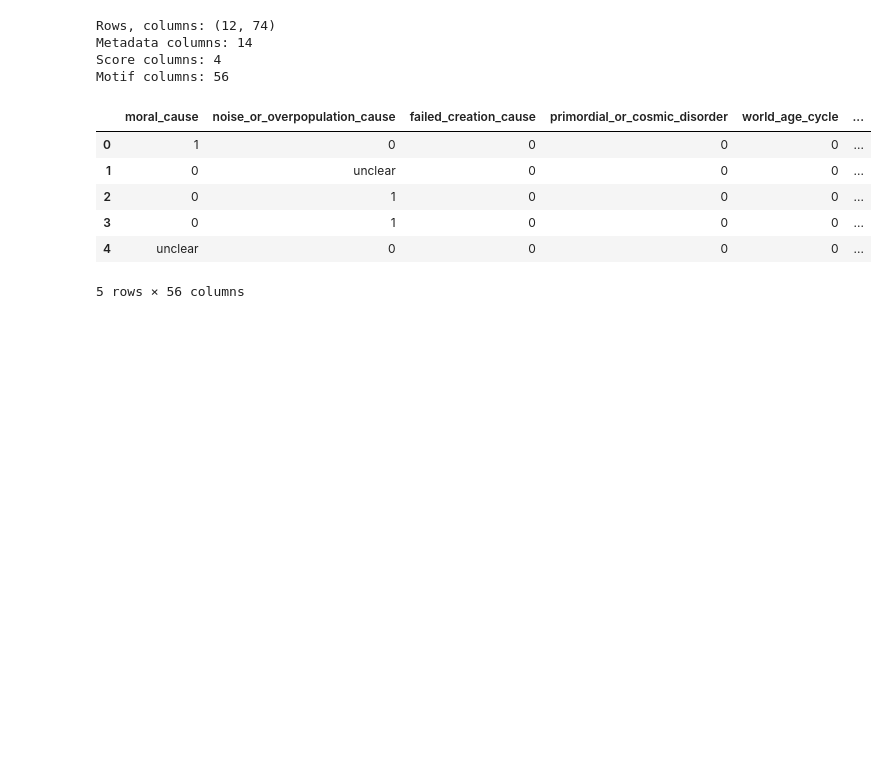
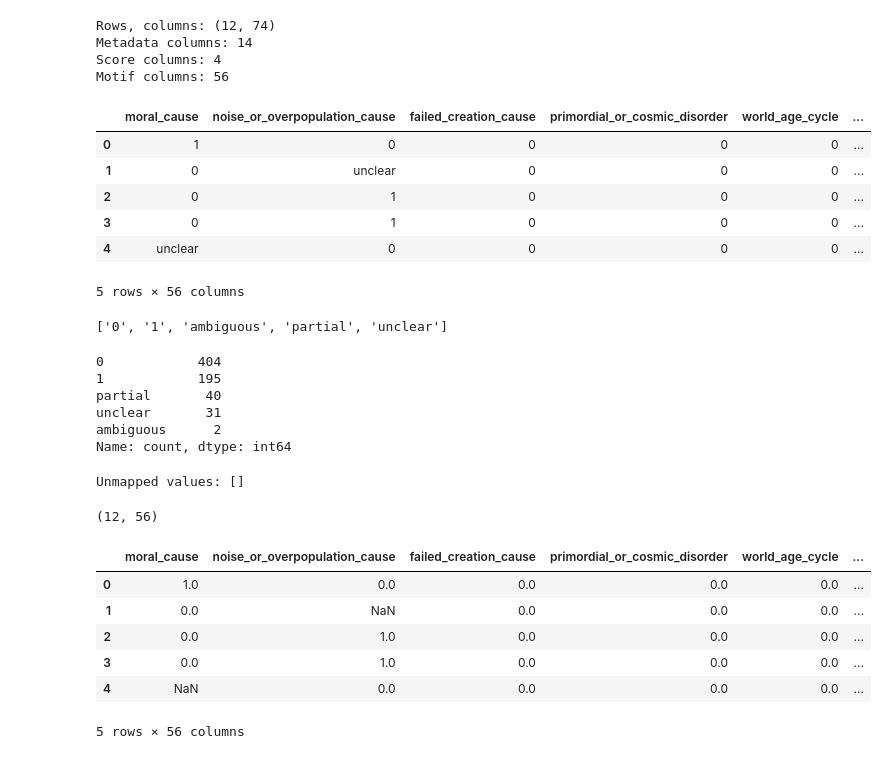
Before and after one commit to ZackHoward/FloodMyth, a Jupyter notebook: notebooks/01_load_and_clean_dataset.ipynb, the cells around one changed output. Cells and saved outputs as stored; diff of their text form; code cells hidden in the pictures; blank space fills up the shorter version.

```diff
--- a/notebooks/01_load_and_clean_dataset.ipynb
+++ b/notebooks/01_load_and_clean_dataset.ipynb
@@ -116,3 +116,66 @@ Motif columns: 56
 | 3 | 0 | 1 | 0 | 0 | 0 | ... |
 | 4 | unclear | 0 | 0 | 0 | 0 | ... |
 5 rows × 56 columns
+# %%
+motifs_as_text = motifs.map(
+    lambda x: str(x).strip().lower() if pd.notna(x) else np.nan
+)
+
+unique_values = sorted(
+    [value for value in pd.unique(motifs_as_text.values.ravel()) if pd.notna(value)]
+)
+
+unique_values
+# %% [output]
+['0', '1', 'ambiguous', 'partial', 'unclear']
+# %%
+value_counts = motifs_as_text.stack().value_counts(dropna=False)
+
+value_counts
+# %% [output]
+0            404
+1            195
+partial       40
+unclear       31
+ambiguous      2
+Name: count, dtype: int64
+# %%
+value_map = {
+    "1": 1.0,
+    "1.0": 1.0,
+    "0": 0.0,
+    "0.0": 0.0,
+    "partial": 0.5,
+    "unclear": np.nan,
+    "ambiguous": np.nan,
+    "n/a": np.nan,
+    "na": np.nan,
+    "nan": np.nan,
+    "": np.nan,
+}
+
+known_values = set(value_map.keys())
+
+unmapped_values = sorted(
+    value for value in pd.unique(motifs_as_text.values.ravel())
+    if pd.notna(value) and value not in known_values
+)
+
+print("Unmapped values:", unmapped_values)
+# %% [output]
+Unmapped values: []
+# %%
+motifs_numeric = motifs_as_text.replace(value_map)
+motifs_numeric = motifs_numeric.apply(pd.to_numeric, errors="coerce")
+
+print(motifs_numeric.shape)
+motifs_numeric.head()
+# %% [output]
+(12, 56)
+|  | moral_cause | noise_or_overpopulation_cause | failed_creation_cause | primordial_or_cosmic_disorder | world_age_cycle | ... |
+| 0 | 1.0 | 0.0 | 0.0 | 0.0 | 0.0 | ... |
+| 1 | 0.0 | NaN | 0.0 | 0.0 | 0.0 | ... |
+| 2 | 0.0 | 1.0 | 0.0 | 0.0 | 0.0 | ... |
+| 3 | 0.0 | 1.0 | 0.0 | 0.0 | 0.0 | ... |
+| 4 | NaN | 0.0 | 0.0 | 0.0 | 0.0 | ... |
+5 rows × 56 columns
```
Also changed, not shown: parts of 3 cells of this notebook, 2 other files.
